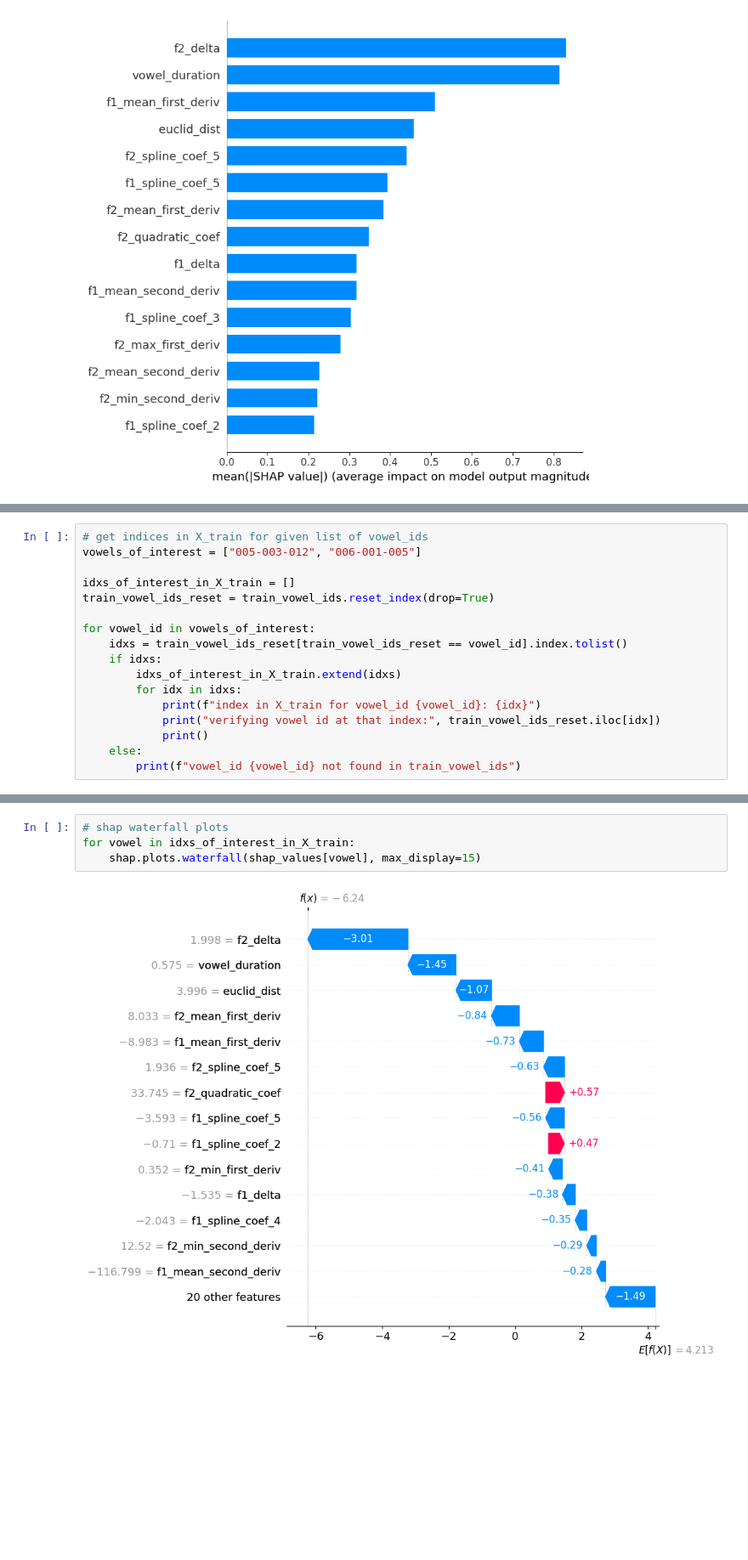
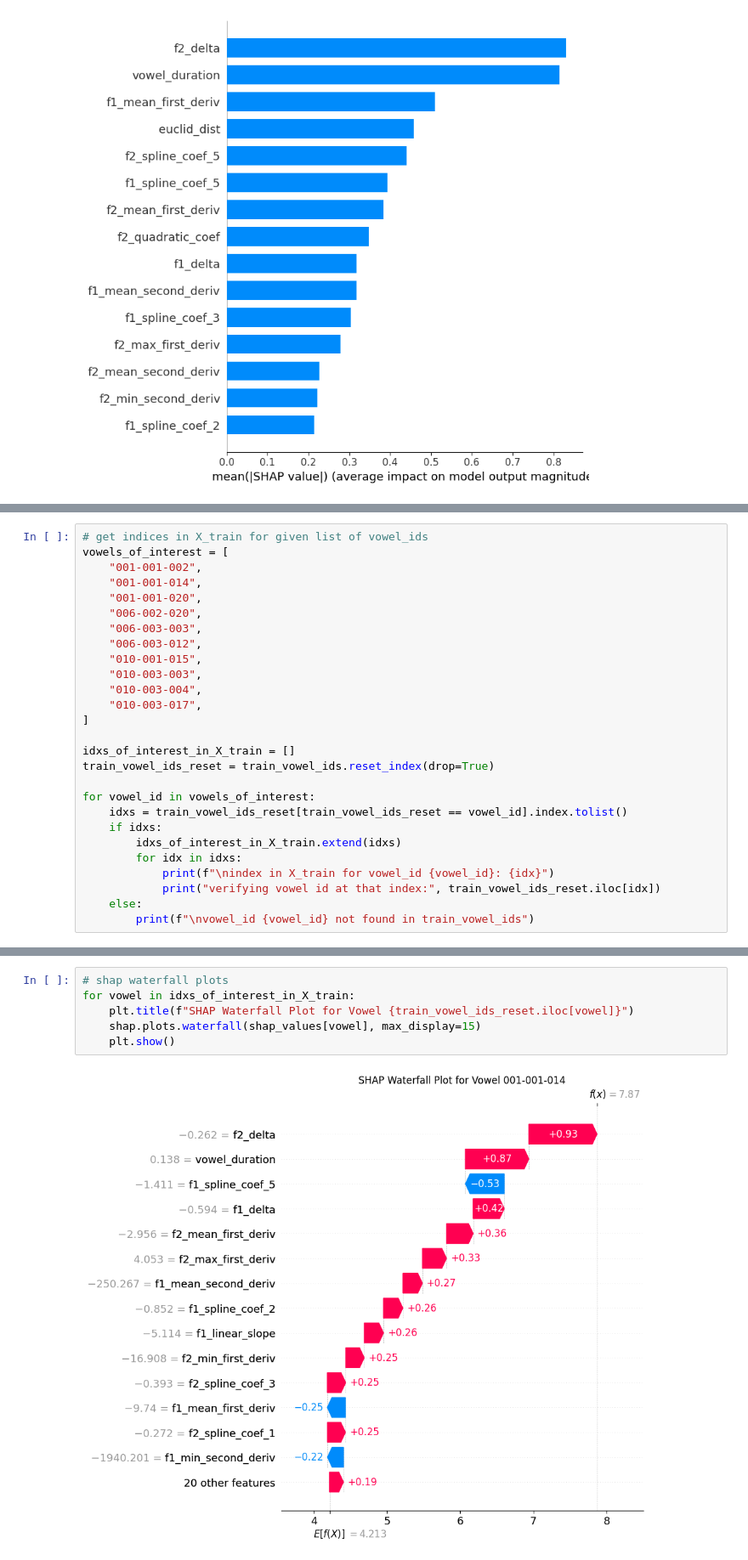
Before and after one commit to romeodetimmerman/aae-in-blues-formants, a Jupyter notebook: notebooks/01-rdt-exploration.ipynb, the cells around one changed output, grey strips where cells are left out. Shown at 85% size. Saved outputs shown, nothing was run; the diff lists cells and outputs as text; blank space fills up the shorter version.

```diff
--- a/notebooks/01-rdt-exploration.ipynb
+++ b/notebooks/01-rdt-exploration.ipynb
@@ -310,7 +303,18 @@ vowel id for datapoint 2: 001-001-020
 [figure]
 # %%
 # get indices in X_train for given list of vowel_ids
-vowels_of_interest = ["005-003-012", "006-001-005"]
+vowels_of_interest = [
+    "001-001-002",
+    "001-001-014",
+    "001-001-020",
+    "006-002-020",
+    "006-003-003",
+    "006-003-012",
+    "010-001-015",
+    "010-003-003",
+    "010-003-004",
+    "010-003-017",
+]
 
 idxs_of_interest_in_X_train = []
 train_vowel_ids_reset = train_vowel_ids.reset_index(drop=True)
@@ -320,9 +324,8 @@ for vowel_id in vowels_of_interest:
     if idxs:
         idxs_of_interest_in_X_train.extend(idxs)
         for idx in idxs:
-            print(f"index in X_train for vowel_id {vowel_id}: {idx}")
+            print(f"\nindex in X_train for vowel_id {vowel_id}: {idx}")
             print("verifying vowel id at that index:", train_vowel_ids_reset.iloc[idx])
-            print()
     else:
-        print(f"vowel_id {vowel_id} not found in train_vowel_ids")
+        print(f"\nvowel_id {vowel_id} not found in train_vowel_ids")
 # %% [output]
@@ -334,6 +349,8 @@ verifying vowel id at that index: 006-001-005
 # %%
 # shap waterfall plots
 for vowel in idxs_of_interest_in_X_train:
+    plt.title(f"SHAP Waterfall Plot for Vowel {train_vowel_ids_reset.iloc[vowel]}")
     shap.plots.waterfall(shap_values[vowel], max_display=15)
+    plt.show()
 # %% [output]
-[figure, old version]
+[figure, new version]
```
Also changed, not shown: parts of 6 cells of this notebook.
